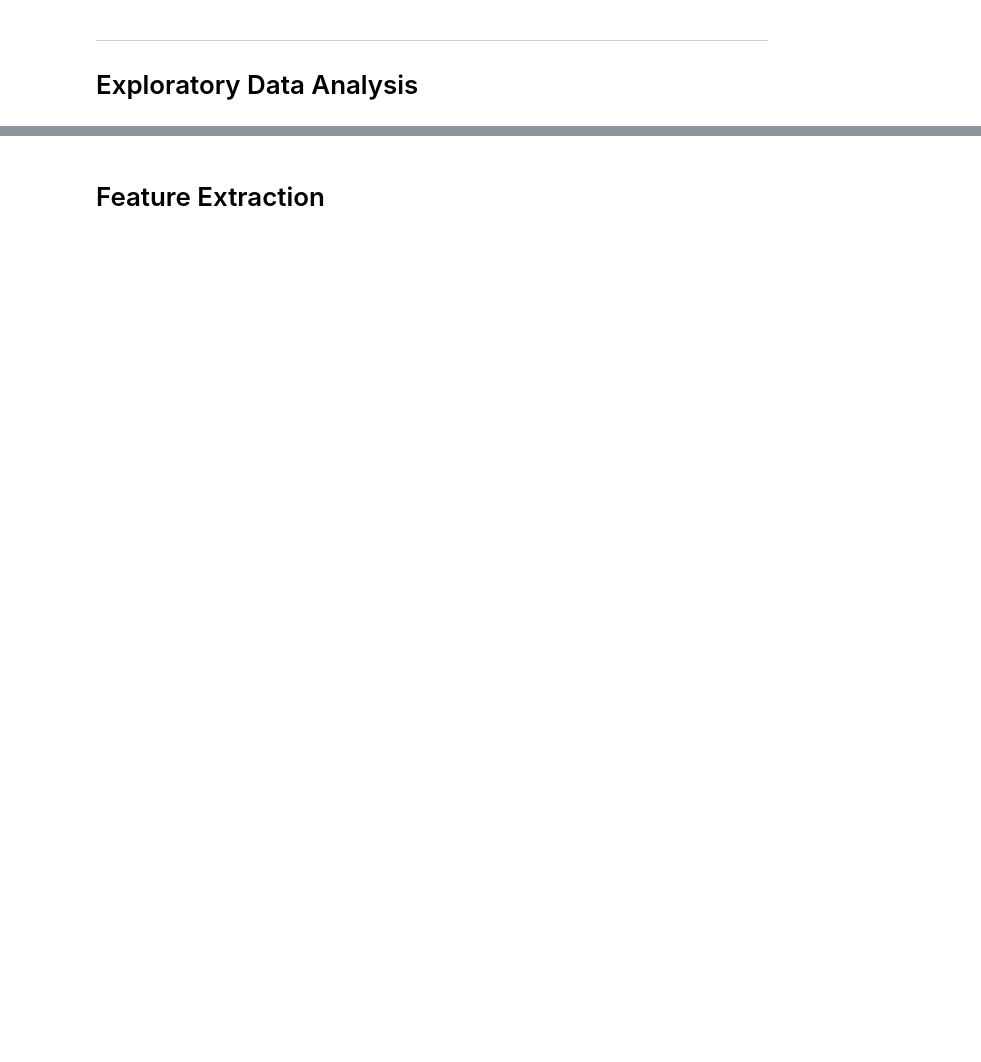
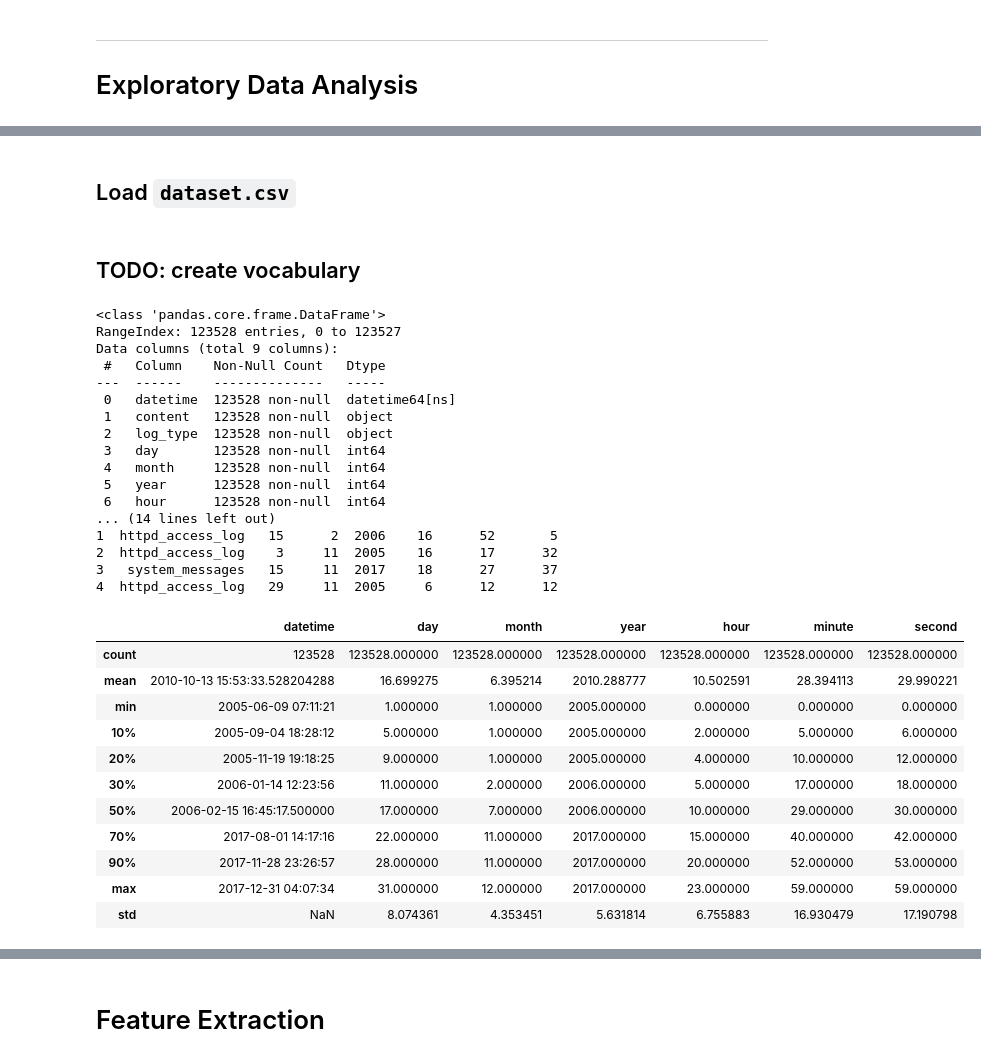
Before and after one commit to fc510/sctp-caps-log-classifier, a Jupyter notebook: sctp_ml_log_data_RandomForestClassifier.ipynb, the cells around one changed output, grey strips where cells are left out. Drawn from its saved outputs; the diff is of its cells as text; code cells hidden in the pictures; blank space fills up the shorter version.

```diff
--- a/sctp_ml_log_data_RandomForestClassifier.ipynb
+++ b/sctp_ml_log_data_RandomForestClassifier.ipynb
@@ -726,0 +751,2 @@ eda_word_freq(df['content'].copy())
+# %% [markdown]
+## Load `dataset.csv`
@@ -726,0 +765,40 @@ eda_word_freq(df['content'].copy())
+# %% [markdown]
+## TODO: create vocabulary
+# %%
+# word length of 'content' column
+# df['log_length'] = df['content'].apply(lambda x: len(str(x).split()))
+df['datetime'] = pd.to_datetime(df['datetime'],yearfirst=True)
+
+print(df.info())
+print(df.head())
+display(df.describe(percentiles=[0.1, 0.2, 0.3, 0.5, 0.7, 0.9]))
+# %% [output]
+<class 'pandas.core.frame.DataFrame'>
+RangeIndex: 123528 entries, 0 to 123527
+Data columns (total 9 columns):
+ #   Column    Non-Null Count   Dtype
+---  ------    --------------   -----
+ 0   datetime  123528 non-null  datetime64[ns]
+ 1   content   123528 non-null  object
+ 2   log_type  123528 non-null  object
+ 3   day       123528 non-null  int64
+ 4   month     123528 non-null  int64
+ 5   year      123528 non-null  int64
+ 6   hour      123528 non-null  int64
+... (14 lines left out)
+1  httpd_access_log   15      2  2006    16      52       5
+2  httpd_access_log    3     11  2005    16      17      32
+3   system_messages   15     11  2017    18      27      37
+4  httpd_access_log   29     11  2005     6      12      12
+|  | datetime | day | month | year | hour | minute | second |
+| count | 123528 | 123528.000000 | 123528.000000 | 123528.000000 | 123528.000000 | 123528.000000 | 123528.000000 |
+| mean | 2010-10-13 15:53:33.528204288 | 16.699275 | 6.395214 | 2010.288777 | 10.502591 | 28.394113 | 29.990221 |
+| min | 2005-06-09 07:11:21 | 1.000000 | 1.000000 | 2005.000000 | 0.000000 | 0.000000 | 0.000000 |
+| 10% | 2005-09-04 18:28:12 | 5.000000 | 1.000000 | 2005.000000 | 2.000000 | 5.000000 | 6.000000 |
+| 20% | 2005-11-19 19:18:25 | 9.000000 | 1.000000 | 2005.000000 | 4.000000 | 10.000000 | 12.000000 |
+| 30% | 2006-01-14 12:23:56 | 11.000000 | 2.000000 | 2006.000000 | 5.000000 | 17.000000 | 18.000000 |
+| 50% | 2006-02-15 16:45:17.500000 | 17.000000 | 7.000000 | 2006.000000 | 10.000000 | 29.000000 | 30.000000 |
+| 70% | 2017-08-01 14:17:16 | 22.000000 | 11.000000 | 2017.000000 | 15.000000 | 40.000000 | 42.000000 |
+| 90% | 2017-11-28 23:26:57 | 28.000000 | 11.000000 | 2017.000000 | 20.000000 | 52.000000 | 53.000000 |
+| max | 2017-12-31 04:07:34 | 31.000000 | 12.000000 | 2017.000000 | 23.000000 | 59.000000 | 59.000000 |
+| std | NaN | 8.074361 | 4.353451 | 5.631814 | 6.755883 | 16.930479 | 17.190798 |
```
Also changed, not shown: parts of 41 cells of this notebook.
